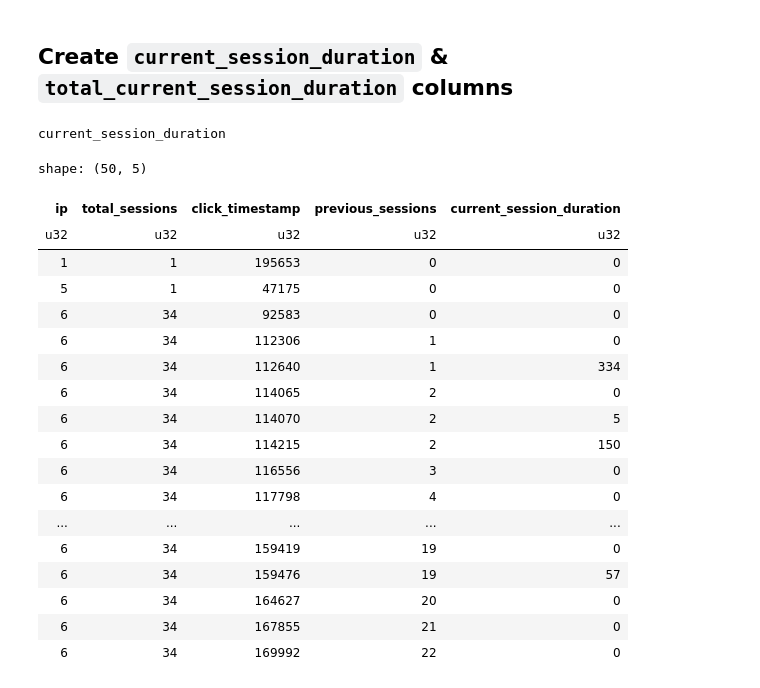
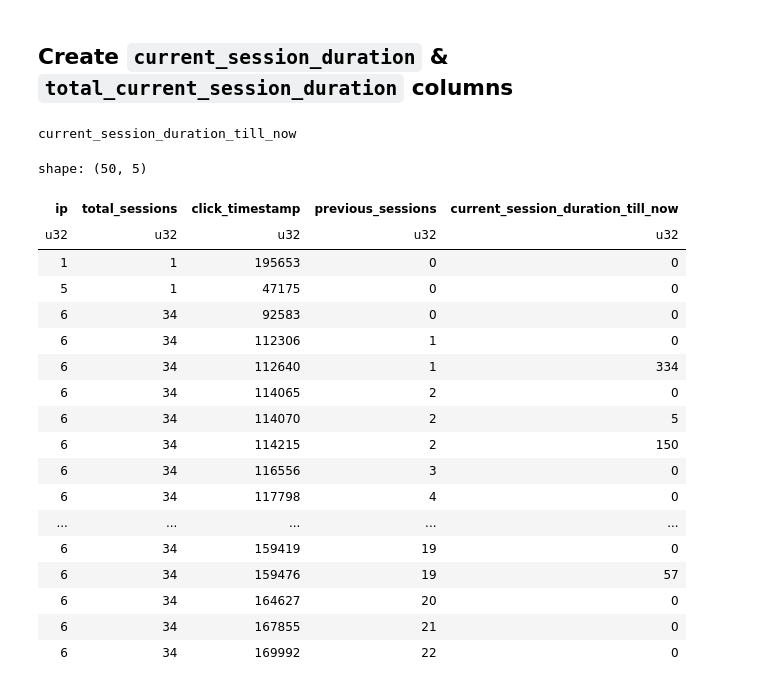
Before and after one commit to aleksa-radojicic/AdTracking_Fraud_Detection, a Jupyter notebook: notebooks/04_feature_engineering.ipynb, the cells around one changed output. Saved outputs shown, nothing was run; the diff lists cells and outputs as text; code cells hidden in the pictures.

Commit message:
feat(notebook4): rename column `current_session_duration` to `current_session_duration_till_now` & add column `current_session_duration`

```diff
--- a/notebooks/04_feature_engineering.ipynb
+++ b/notebooks/04_feature_engineering.ipynb
@@ -341,30 +341,30 @@ train_extended = (train_extended
 # %%
 with pl.Config() as cfg:
    cfg.set_tbl_rows(n=50)
-   current_session_duration = (train_extended
+   current_session_duration_till_now = (train_extended
    .select(
       S.ip,
       E.total_sessions,
       E.click_timestamp,
       E.previous_sessions,
    )
    .sort(S.ip, E.previous_sessions, maintain_order=True)
    .with_columns(
       pl.col(E.click_timestamp)
       .diff()
       .cum_sum()
       .over(S.ip, E.previous_sessions)
       .cast(pl.UInt32)
       .fill_null(0)
-      .alias(E.current_session_duration)
+      .alias(E.current_session_duration_till_now)
     )
    )
-   print(E.current_session_duration)
-   display(current_session_duration.head(50))
+   print(E.current_session_duration_till_now)
+   display(current_session_duration_till_now.head(50))
 # %% [output]
-current_session_duration
+current_session_duration_till_now
 shape: (50, 5)
-| ip | total_sessions | click_timestamp | previous_sessions | current_session_duration |
+| ip | total_sessions | click_timestamp | previous_sessions | current_session_duration_till_now |
 | u32 | u32 | u32 | u32 | u32 |
 | 1 | 1 | 195653 | 0 | 0 |
 | 5 | 1 | 47175 | 0 | 0 |
```
Also changed, not shown: parts of 5 cells of this notebook, 1 other file.
